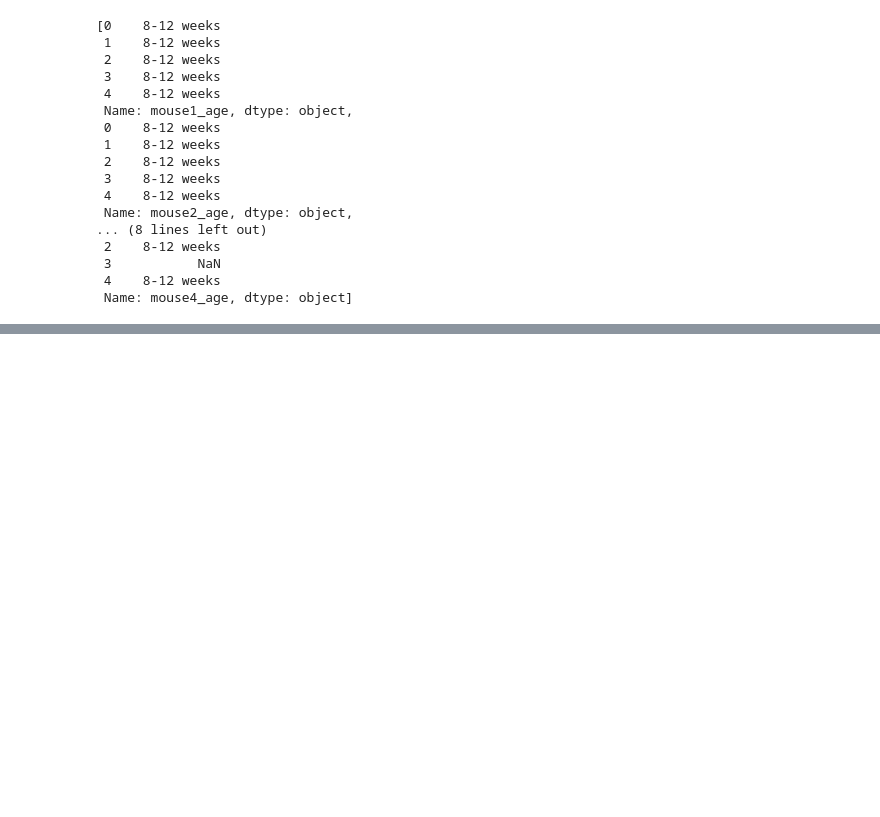
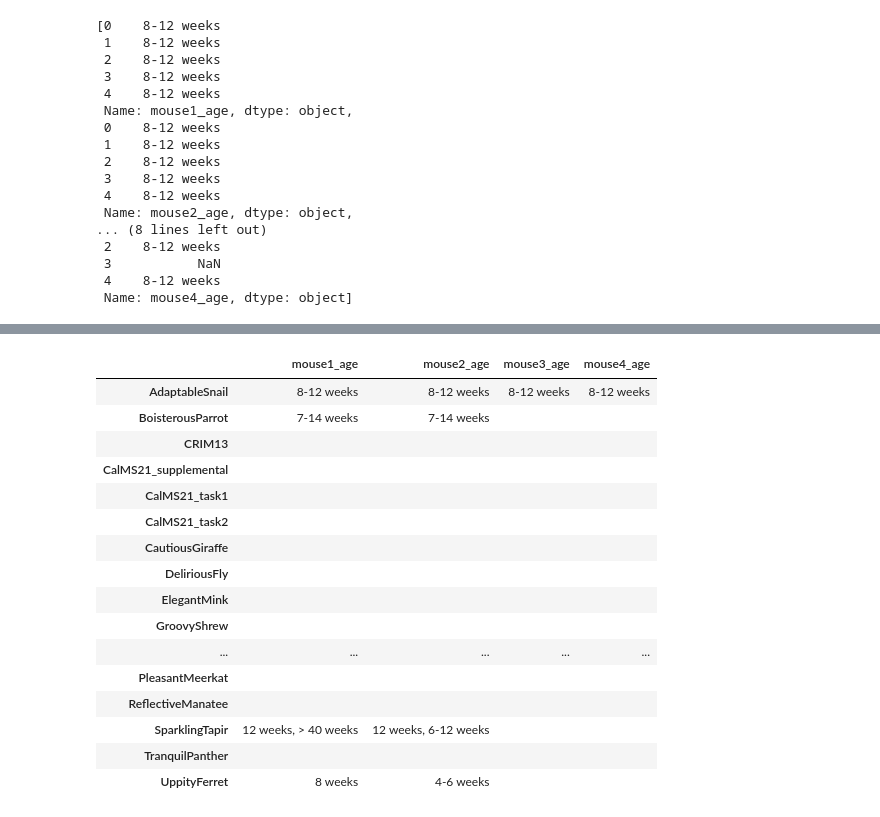
Before and after one commit to falsematrix/mabe, a Jupyter notebook: mabe_code/eda/mouse_age.ipynb, the cells around one changed output, grey strips where cells are left out. Saved outputs shown, nothing was run; the diff lists cells and outputs as text; code cells hidden in the pictures; blank space fills up the shorter version.

```diff
--- a/mabe_code/eda/mouse_age.ipynb
+++ b/mabe_code/eda/mouse_age.ipynb
@@ -53,0 +74,40 @@ cols
+# %%
+from collections import defaultdict
+
+
+# unique ages of each mouse by lab
+
+age_by_lab = defaultdict(lambda: defaultdict(set))
+
+for lab_id, grp in train_metadata.groupby("lab_id"):
+    for col in cols:
+        age_by_lab[lab_id][col].update(grp[col].dropna().unique())
+
+nested_dict = {
+    lab: {k: ', '.join(v) if v else '' for k, v in inner.items()}
+    for lab, inner in age_by_lab.items()
+}
+
+# create dataframe
+df = pd.DataFrame.from_dict(nested_dict, orient='index')
+
+# display
+df
+# %% [output]
+|  | mouse1_age | mouse2_age | mouse3_age | mouse4_age |
+| AdaptableSnail | 8-12 weeks | 8-12 weeks | 8-12 weeks | 8-12 weeks |
+| BoisterousParrot | 7-14 weeks | 7-14 weeks |  |  |
+| CRIM13 |  |  |  |  |
+| CalMS21_supplemental |  |  |  |  |
+| CalMS21_task1 |  |  |  |  |
+| CalMS21_task2 |  |  |  |  |
+| CautiousGiraffe |  |  |  |  |
+| DeliriousFly |  |  |  |  |
+| ElegantMink |  |  |  |  |
+| GroovyShrew |  |  |  |  |
+| ... | ... | ... | ... | ... |
+| PleasantMeerkat |  |  |  |  |
+| ReflectiveManatee |  |  |  |  |
+| SparklingTapir | 12 weeks, > 40 weeks | 12 weeks, 6-12 weeks |  |  |
+| TranquilPanther |  |  |  |  |
+| UppityFerret | 8 weeks | 4-6 weeks |  |  |
```
Also changed, not shown: parts of 3 cells of this notebook.
